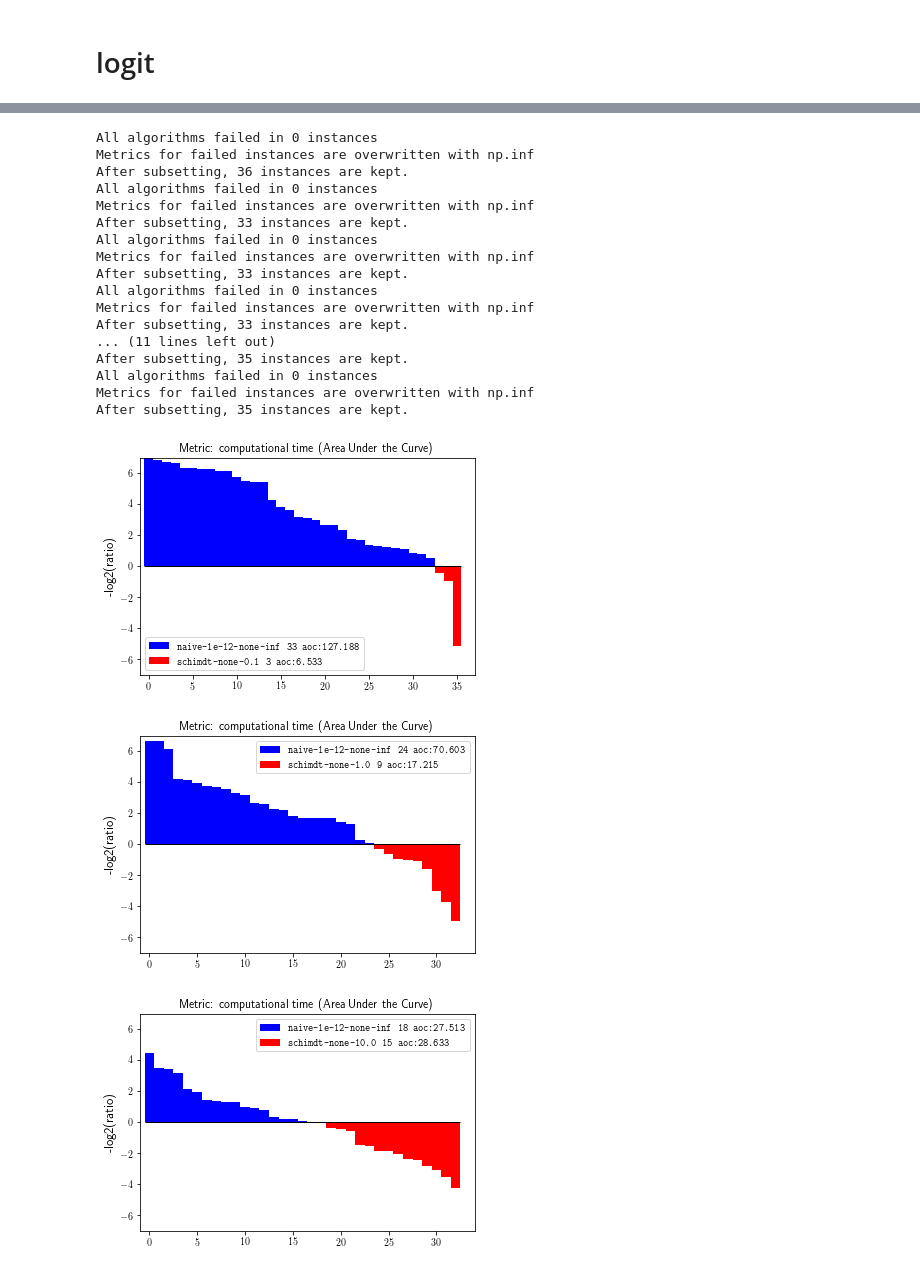
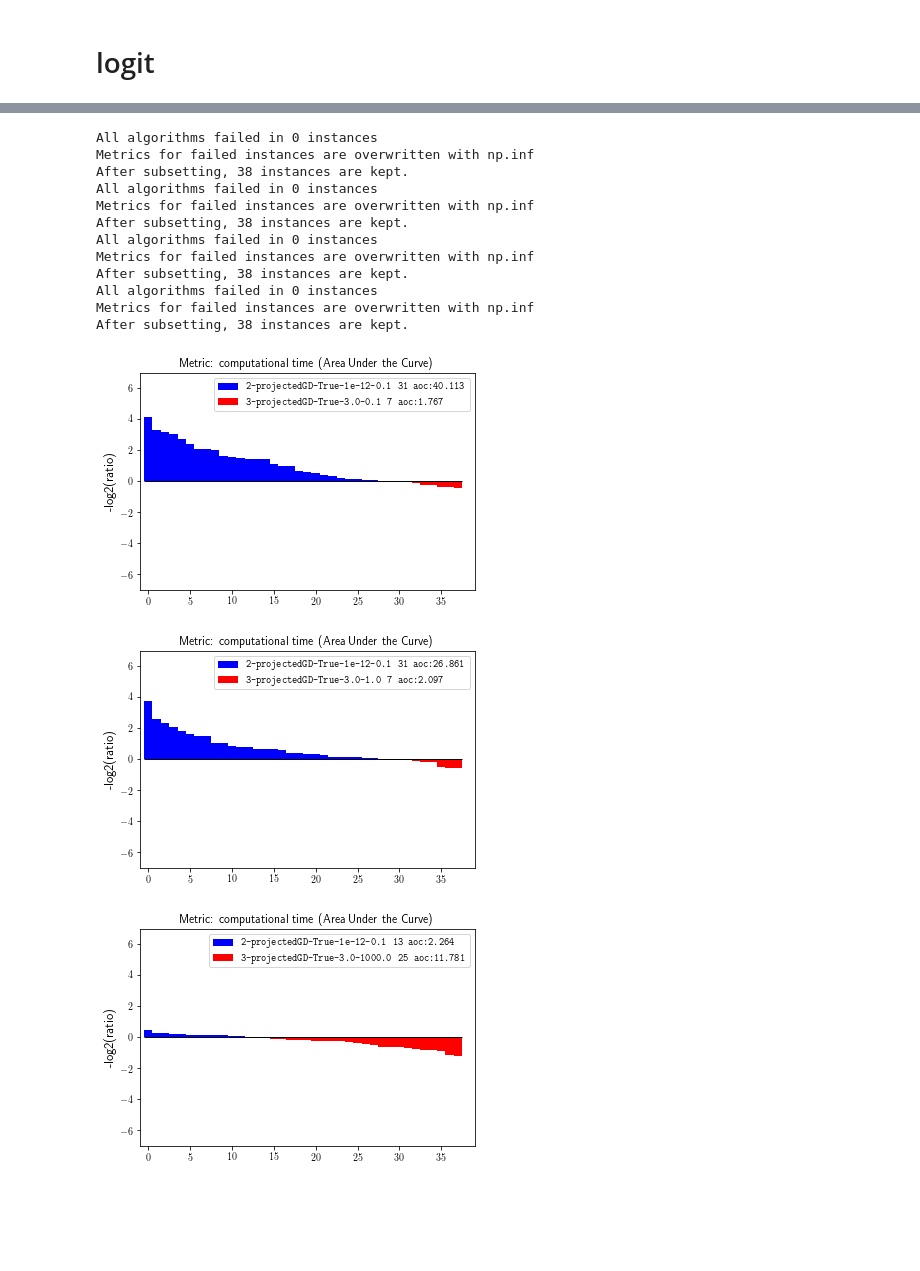
Before and after one commit to Yutong-Dai/InexactPG, a Jupyter notebook: AnalyzeExperiments/projGD123.ipynb, the cells around one changed output, grey strips where cells are left out. Cells and saved outputs as stored; diff of their text form; code cells hidden in the pictures; blank space fills up the shorter version.

```diff
--- a/AnalyzeExperiments/projGD123.ipynb
+++ b/AnalyzeExperiments/projGD123.ipynb
@@ -10,7 +10,7 @@ np.seterr(all='raise')
 # %%
 logdir='../IPG/test/log'; date='06_12_2021'
 subsolver='projectedGD'; warm_start=True
-loss='logit'; lam_shrink=[0.8]; group_size=[10]; overlap_ratio=[0.1, 0.3, 0.5]; excludes=None
+loss='logit'; lam_shrink=[0.8]; group_size=[10, 100]; overlap_ratio=[0.1, 0.3, 0.5]; excludes=None
 # %%
 inexact_type=1; param1_lst = [1e-12]; param2_lst = ['empty']
 algo_df_dict_inexact_type1 = get_all(logdir, date, inexact_type, loss, subsolver, warm_start,
@@ -36,5 +35,5 @@ Best params: 1-projectedGD-True-1e-12-empty
 # %%
-inexact_type=2; param1_lst = [1e-12]; param2_lst = [0.5]
+inexact_type=2; param1_lst = [1e-12]; param2_lst = [0.1, 0.5, 0.5]
 algo_df_dict_inexact_type2 = get_all(logdir, date, inexact_type, loss, subsolver, warm_start,
                              lam_shrink, group_size, overlap_ratio,
                              excludes, param1_lst, param2_lst)
@@ -42,7 +41,7 @@ ppf = PerformanceProfile(algo_df_dict_inexact_type2)
 ppf.get_subset_by_time(threshold=1, remove_failed=True)
 pools = ppf.plot(column='time', show_num=True, options={'ratio_max':4}, plot=False)
 print("=================")
-# inexact_type2_best = get_best(pools)
-inexact_type2_best = '2-projectedGD-True-1e-12-0.5'
+inexact_type2_best = get_best(pools)
+# inexact_type2_best = '2-projectedGD-True-1e-12-0.5'
 print('Best params:', inexact_type2_best)
 # %% [output]
@@ -57,5 +59,5 @@ Best params: 2-projectedGD-True-1e-12-0.5
 # %%
-inexact_type=3; param1_lst = [3.0]; param2_lst = [1.0]
+inexact_type=3; param1_lst = [3.0]; param2_lst = [1e-1, 1e0,  1e3, 1e5]
 algo_df_dict_inexact_type3 = get_all(logdir, date, inexact_type, loss, subsolver, warm_start,
                              lam_shrink, group_size, overlap_ratio,
                              excludes, param1_lst, param2_lst)
@@ -63,7 +65,7 @@ ppf = PerformanceProfile(algo_df_dict_inexact_type3)
 ppf.get_subset_by_time(threshold=1, remove_failed=True)
 pools = ppf.plot(column='time', show_num=True, options={'ratio_max':4}, plot=False)
 # print("=================")
-# inexact_type3_best = get_best(pools)
-inexact_type3_best = '3-projectedGD-True-3.0-1.0'
+inexact_type3_best = get_best(pools)
+# inexact_type3_best = '3-projectedGD-True-3.0-1.0'
 print('Best params:', inexact_type3_best)
 # %% [output]
@@ -93,30 +105,25 @@ After subsetting, 21 instances are kept.
 # %%
-for c in [1e-1, 1e0, 1e1, 1e2, 1e3, 1e4, 1e5, 1e6, 1e11]:
-    final = {}; target = naive_adaptive_best; df= algo_df_dict_naive_adaptive
-    final[target] = df[target]
-    schimdt_cheat = f'schimdt-none-{c}'
-    final[schimdt_cheat] = algo_df_dict_schimdt[schimdt_cheat]
+for c in [1e-1, 1e0,  1e3, 1e5]:
+    final = {}
+    final[inexact_type2_best] = algo_df_dict_inexact_type2[inexact_type2_best]
+    type3_sensitivity = f'3-projectedGD-True-3.0-{c}'
+    final[type3_sensitivity] = algo_df_dict_inexact_type3[type3_sensitivity]
     ppf = PerformanceProfile(final)
     ppf.get_subset_by_time(threshold=1, remove_failed=True)
     _ = ppf.plot(column='time',show_num=True, options={'ratio_max':7})
 # %% [output]
 All algorithms failed in 0 instances
 Metrics for failed instances are overwritten with np.inf
-After subsetting, 36 instances are kept.
+After subsetting, 38 instances are kept.
 All algorithms failed in 0 instances
 Metrics for failed instances are overwritten with np.inf
-After subsetting, 33 instances are kept.
+After subsetting, 38 instances are kept.
 All algorithms failed in 0 instances
 Metrics for failed instances are overwritten with np.inf
-After subsetting, 33 instances are kept.
+After subsetting, 38 instances are kept.
 All algorithms failed in 0 instances
 Metrics for failed instances are overwritten with np.inf
-After subsetting, 33 instances are kept.
-... (11 lines left out)
-After subsetting, 35 instances are kept.
-All algorithms failed in 0 instances
-Metrics for failed instances are overwritten with np.inf
-After subsetting, 35 instances are kept.
+After subsetting, 38 instances are kept.
-[figure, old version]
+[figure, new version]
-[figure, old version]
+[figure, new version]
-[figure, old version]
+[figure, new version]
```
Also changed, not shown: parts of 7 cells of this notebook, 51 other files.
